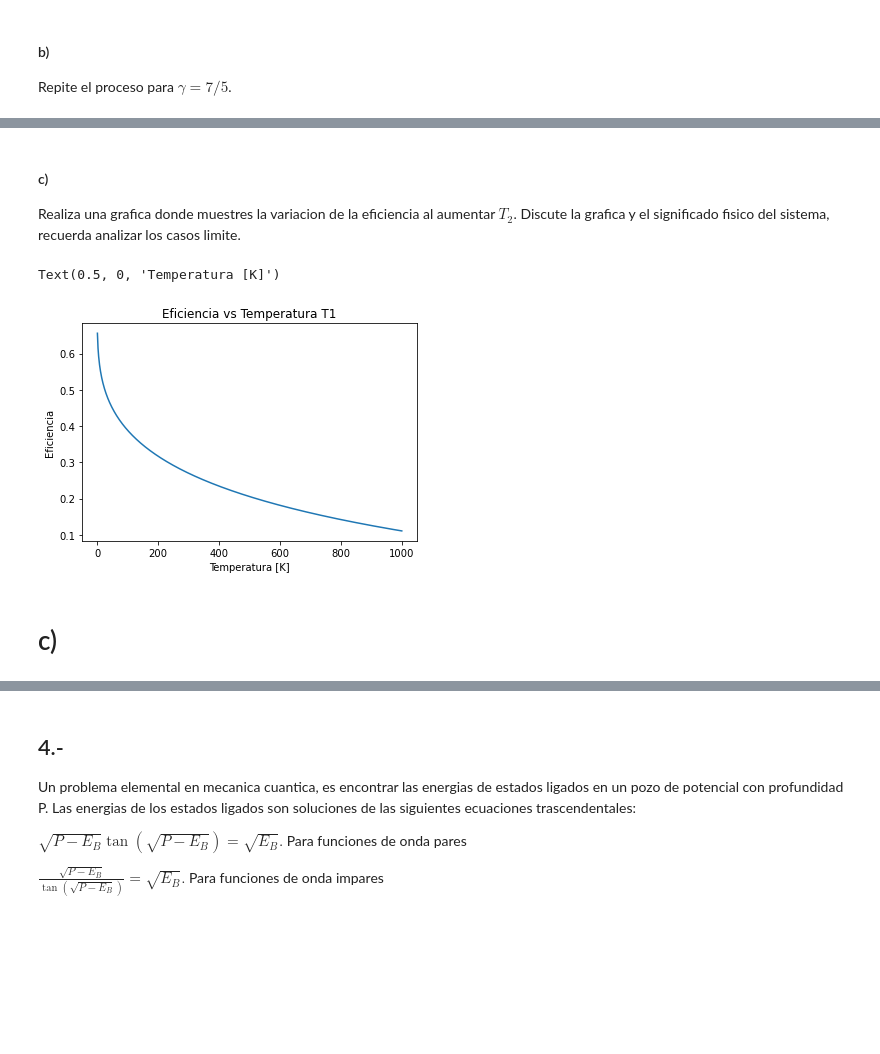
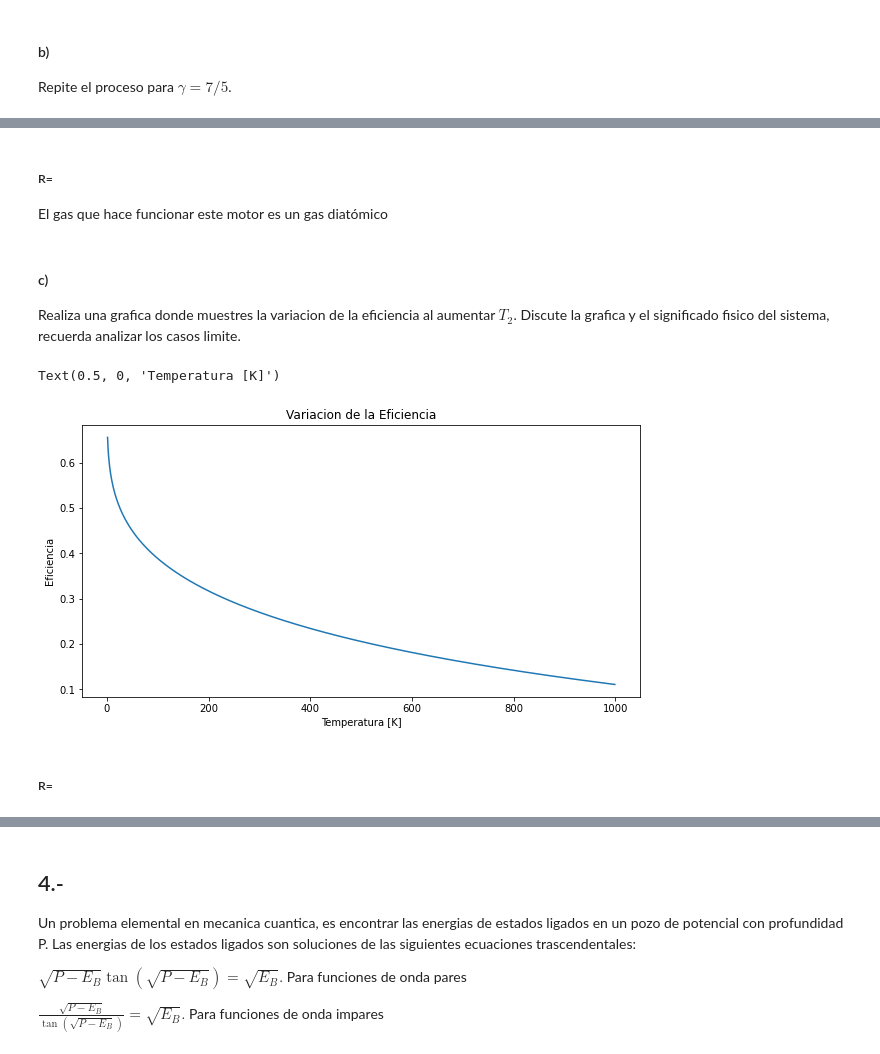
Before and after one commit to AndresAVargas/Fisica_Computacional, a Jupyter notebook: Practicas/Practica2.ipynb, the cells around one changed output, grey strips where cells are left out. Drawn from its saved outputs; the diff is of its cells as text; code cells hidden in the pictures; blank space fills up the shorter version.

```diff
--- a/Practicas/Practica2.ipynb
+++ b/Practicas/Practica2.ipynb
@@ -235,21 +239,24 @@ La temperatura T1 que logra una eficiencia de 30% es: T1=  3725.947388447821 K
+# %% [markdown]
+##### R=
+El gas que hace funcionar este motor es un gas diatómico
 # %% [markdown]
 #### c)
 Realiza una grafica donde muestres la variacion de la eficiencia al aumentar $T_{2}$. Discute la grafica y el significado fisico del sistema, recuerda analizar los casos limite.
 # %%
 #c)
 T1=2165.019297040999
 T2= arange(1,1000)
 def f(T2):
     x= (log(T2/T1) + (1- (T2/T1))) / (log(T2/T1)-(1-(T2/T1))/(G-1))
     return x
 plot(T2, f(T2))
-title('Eficiencia vs Temperatura T1')
+title('Variacion de la Eficiencia')
 ylabel('Eficiencia')
 xlabel('Temperatura [K]')
 # %% [output]
 Text(0.5, 0, 'Temperatura [K]')
-[figure, old version]
+[figure, new version]
 # %% [markdown]
-# c)
+##### R=
 # %%
 Image(filename='Ciclo.png')
```
Also changed, not shown: parts of 13 cells of this notebook.
